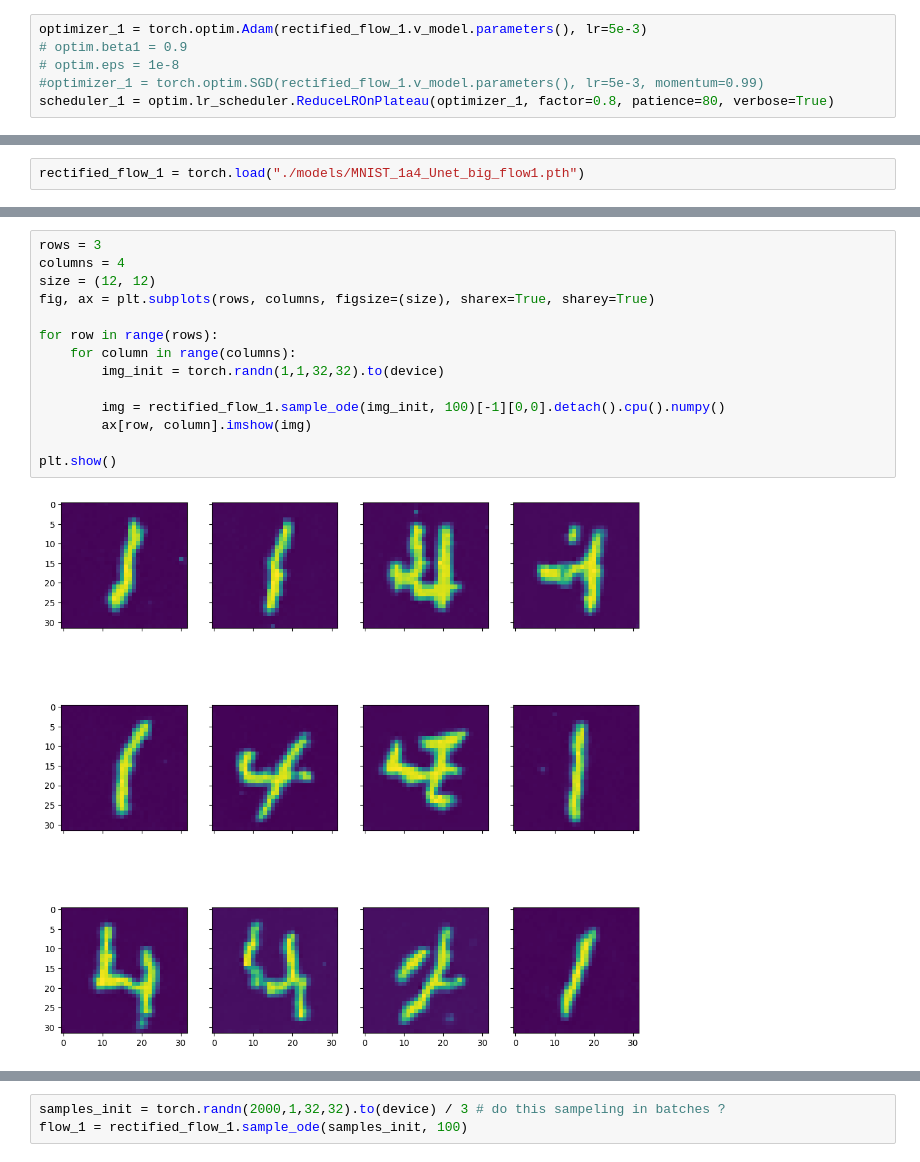
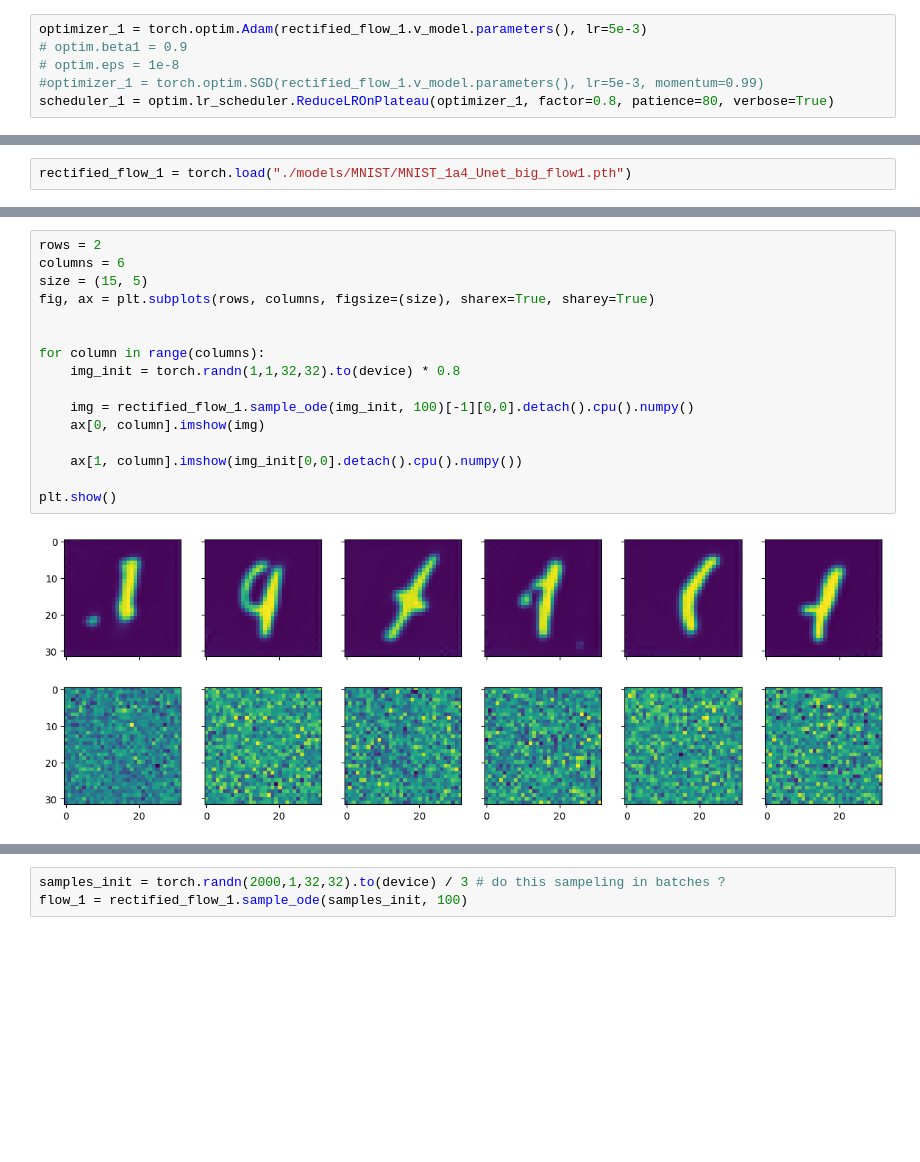
Before and after one commit to HeiseMax/RectifiedFlow, a Jupyter notebook: MNIST_1a4_Unet_big.ipynb, the cells around one changed output, grey strips where cells are left out. Saved outputs shown, nothing was run; the diff lists cells and outputs as text; blank space fills up the shorter version.

```diff
--- a/MNIST_1a4_Unet_big.ipynb
+++ b/MNIST_1a4_Unet_big.ipynb
@@ -94,5 +87,5 @@ torch.save(rectified_flow_1, "./models/MNIST_1a4_Unet_big_flow1.pth")
 # %%
-rectified_flow_1 = torch.load("./models/MNIST_1a4_Unet_big_flow1.pth")
+rectified_flow_1 = torch.load("./models/MNIST/MNIST_1a4_Unet_big_flow1.pth")
 # %%
 rectified_flow_1.v_model.eval()
 img_init = torch.randn(20,1,32,32).to(device)
@@ -118,16 +109,18 @@ plt.plot()
 # %%
-rows = 3
-columns = 4
-size = (12, 12)
+rows = 2
+columns = 6
+size = (15, 5)
 fig, ax = plt.subplots(rows, columns, figsize=(size), sharex=True, sharey=True)
 
-for row in range(rows):
-    for column in range(columns):
-        img_init = torch.randn(1,1,32,32).to(device)
 
-        img = rectified_flow_1.sample_ode(img_init, 100)[-1][0,0].detach().cpu().numpy()
-        ax[row, column].imshow(img)
+for column in range(columns):
+    img_init = torch.randn(1,1,32,32).to(device) * 0.8
+
+    img = rectified_flow_1.sample_ode(img_init, 100)[-1][0,0].detach().cpu().numpy()
+    ax[0, column].imshow(img)
+
+    ax[1, column].imshow(img_init[0,0].detach().cpu().numpy())
 
 plt.show()
 # %% [output]
-[figure, old version]
+[figure, new version]
```
Also changed, not shown: parts of 13 cells of this notebook, 40 other files.
